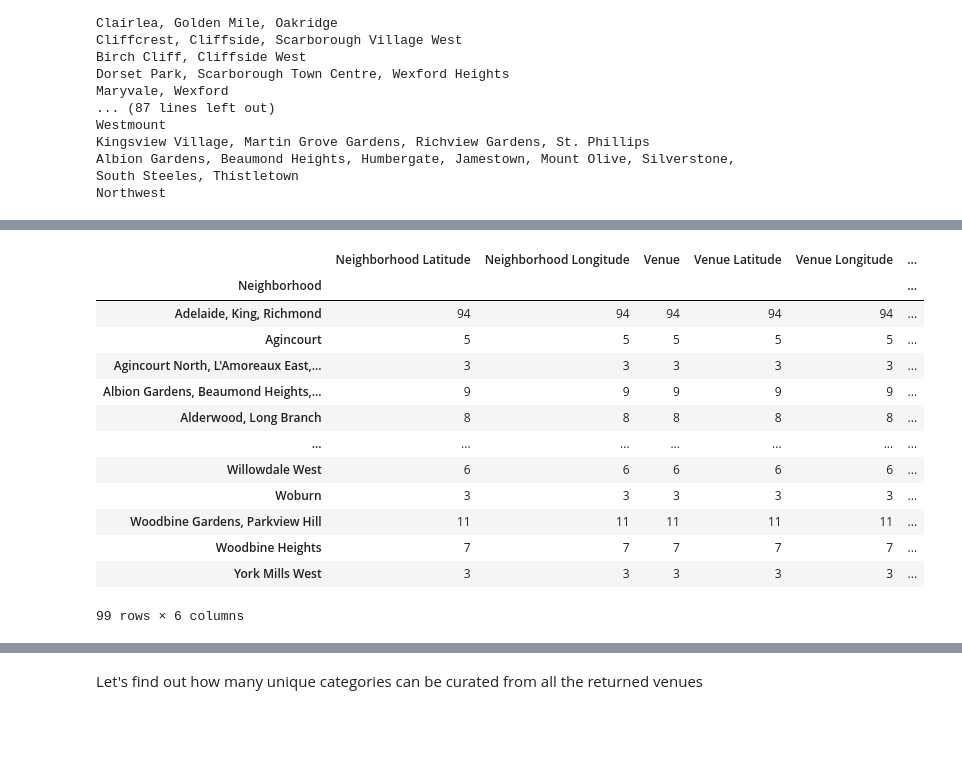
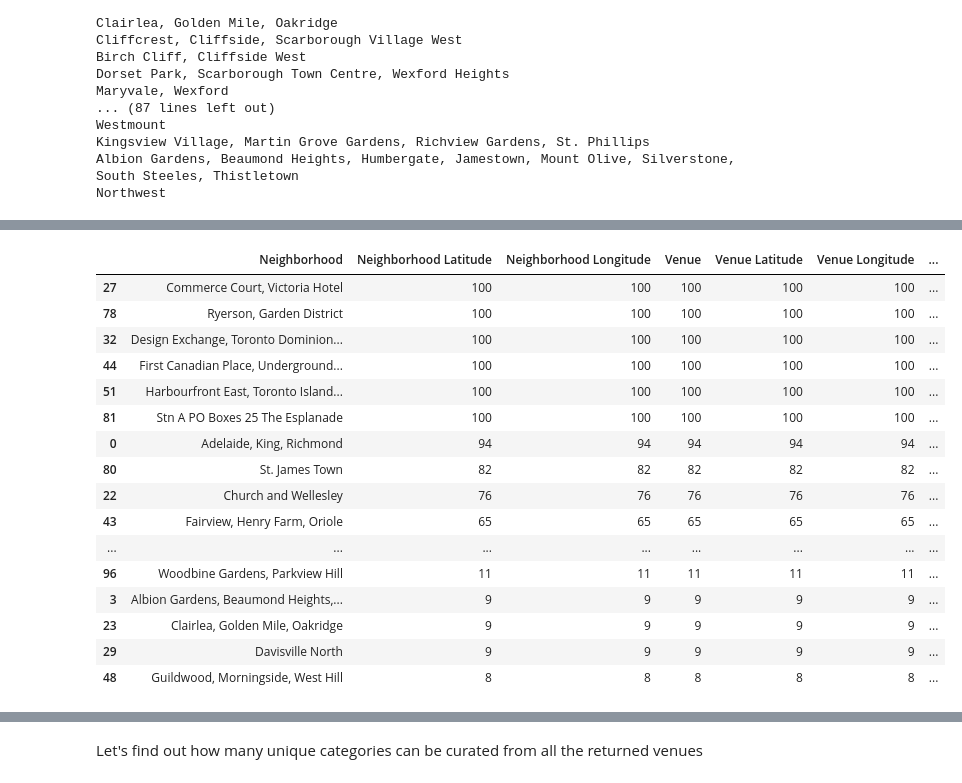
Before and after one commit to alinasansevich/Coursera_Capstone, a Jupyter notebook: Clustering-Neighborhoods-in-Toronto.ipynb, the cells around one changed output, grey strips where cells are left out. Drawn from its saved outputs; the diff is of its cells as text; code cells hidden in the pictures; blank space fills up the shorter version.

```diff
--- a/Clustering-Neighborhoods-in-Toronto.ipynb
+++ b/Clustering-Neighborhoods-in-Toronto.ipynb
@@ -320,9 +318,9 @@ print('The geograpical coordinates of the city of Toronto are {}, {}.'.format(la
 # %% [output]
 The geograpical coordinates of the city of Toronto are 43.6534817, -79.3839347.
 # %%
+# Assign colors to the different boroughs in a new column named 'MarkerColor'
 boroughs = list(neighborhoods['Borough'])
 
-# boroughs = ['Scarborough', 'North York', 'East York', 'East Toronto', 'Central Toronto', 'Downtown Toronto', 'York', 'West Toronto', 'Mississauga', 'Etobicoke']
 marker_color = []
 
 for borough in boroughs:
@@ -333,23 +331,20 @@ for borough in boroughs:
     elif borough == 'East York':
         marker_color.append('orange')
     elif borough == 'East Toronto':
-        marker_color.append('beige')
+        marker_color.append('black')
     elif borough == 'Central Toronto':
         marker_color.append('green')
     elif borough == 'Downtown Toronto':
         marker_color.append('lightgreen')
     elif borough == 'York':
-        marker_color.append('lightblue')
+        marker_color.append('darkblue')
     elif borough == 'West Toronto':
         marker_color.append('purple')
     elif borough == 'Mississauga':
         marker_color.append('pink')
     elif borough == 'Etobicoke':
-        marker_color.append('lightgray')
-
+        marker_color.append('gray')
 
 neighborhoods['MarkerColor'] = marker_color
-
-
 neighborhoods
 # %% [output]
@@ -561,19 +551,24 @@ toronto_venues.head()
 | 4 | Guildwood, Morningside, West Hill | 43.763573 | -79.188711 | G & G Electronics | 43.765309 | -79.191537 | ... |
 # %%
 # Let's check how many venues were returned for each neighborhood
-toronto_venues.groupby('Neighborhood').count()
+pd.set_option('display.max_rows', None)
+toronto_venues_grouped = toronto_venues.groupby('Neighborhood').count().reset_index()
+toronto_venues_grouped.sort_values('Venue', ascending=False).head(50)
 # %% [output]
-|  | Neighborhood Latitude | Neighborhood Longitude | Venue | Venue Latitude | Venue Longitude | ... |
-| Neighborhood |  |  |  |  |  | ... |
-| Adelaide, King, Richmond | 94 | 94 | 94 | 94 | 94 | ... |
-| Agincourt | 5 | 5 | 5 | 5 | 5 | ... |
-| Agincourt North, L'Amoreaux East,... | 3 | 3 | 3 | 3 | 3 | ... |
-| Albion Gardens, Beaumond Heights,... | 9 | 9 | 9 | 9 | 9 | ... |
-| Alderwood, Long Branch | 8 | 8 | 8 | 8 | 8 | ... |
-| ... | ... | ... | ... | ... | ... | ... |
-| Willowdale West | 6 | 6 | 6 | 6 | 6 | ... |
-| Woburn | 3 | 3 | 3 | 3 | 3 | ... |
-| Woodbine Gardens, Parkview Hill | 11 | 11 | 11 | 11 | 11 | ... |
-| Woodbine Heights | 7 | 7 | 7 | 7 | 7 | ... |
-| York Mills West | 3 | 3 | 3 | 3 | 3 | ... |
+|  | Neighborhood | Neighborhood Latitude | Neighborhood Longitude | Venue | Venue Latitude | Venue Longitude | ... |
+| 27 | Commerce Court, Victoria Hotel | 100 | 100 | 100 | 100 | 100 | ... |
+| 78 | Ryerson, Garden District | 100 | 100 | 100 | 100 | 100 | ... |
+| 32 | Design Exchange, Toronto Dominion... | 100 | 100 | 100 | 100 | 100 | ... |
+| 44 | First Canadian Place, Underground... | 100 | 100 | 100 | 100 | 100 | ... |
+| 51 | Harbourfront East, Toronto Island... | 100 | 100 | 100 | 100 | 100 | ... |
+| 81 | Stn A PO Boxes 25 The Esplanade | 100 | 100 | 100 | 100 | 100 | ... |
+| 0 | Adelaide, King, Richmond | 94 | 94 | 94 | 94 | 94 | ... |
+| 80 | St. James Town | 82 | 82 | 82 | 82 | 82 | ... |
+| 22 | Church and Wellesley | 76 | 76 | 76 | 76 | 76 | ... |
+| 43 | Fairview, Henry Farm, Oriole | 65 | 65 | 65 | 65 | 65 | ... |
+| ... | ... | ... | ... | ... | ... | ... | ... |
+| 96 | Woodbine Gardens, Parkview Hill | 11 | 11 | 11 | 11 | 11 | ... |
+| 3 | Albion Gardens, Beaumond Heights,... | 9 | 9 | 9 | 9 | 9 | ... |
+| 23 | Clairlea, Golden Mile, Oakridge | 9 | 9 | 9 | 9 | 9 | ... |
+| 29 | Davisville North | 9 | 9 | 9 | 9 | 9 | ... |
+| 48 | Guildwood, Morningside, West Hill | 8 | 8 | 8 | 8 | 8 | ... |
-99 rows × 6 columns
```
Also changed, not shown: parts of 34 cells of this notebook.
